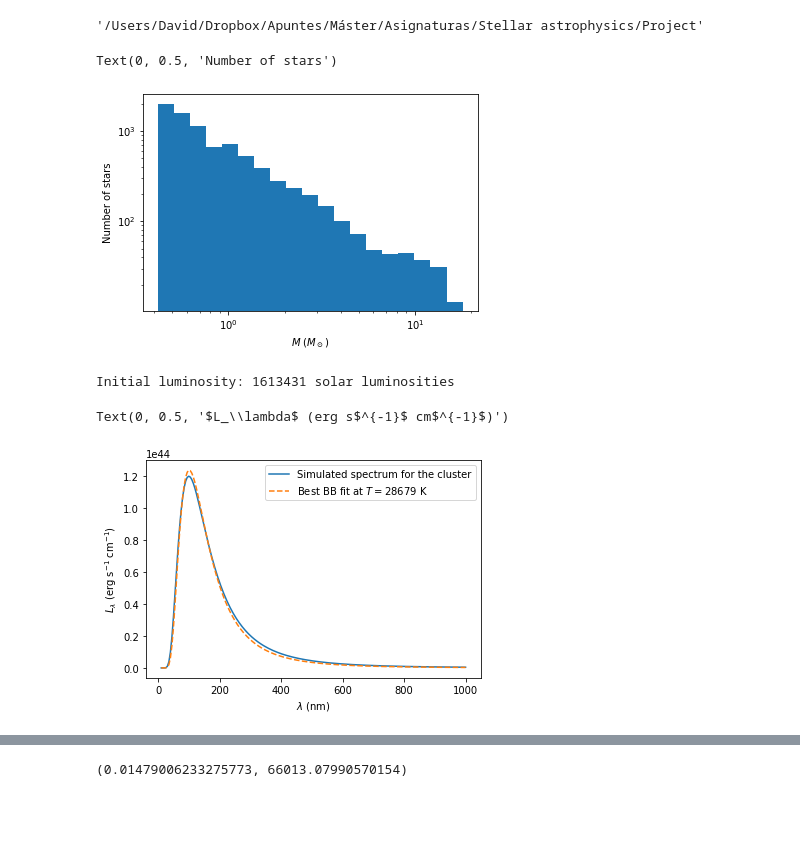
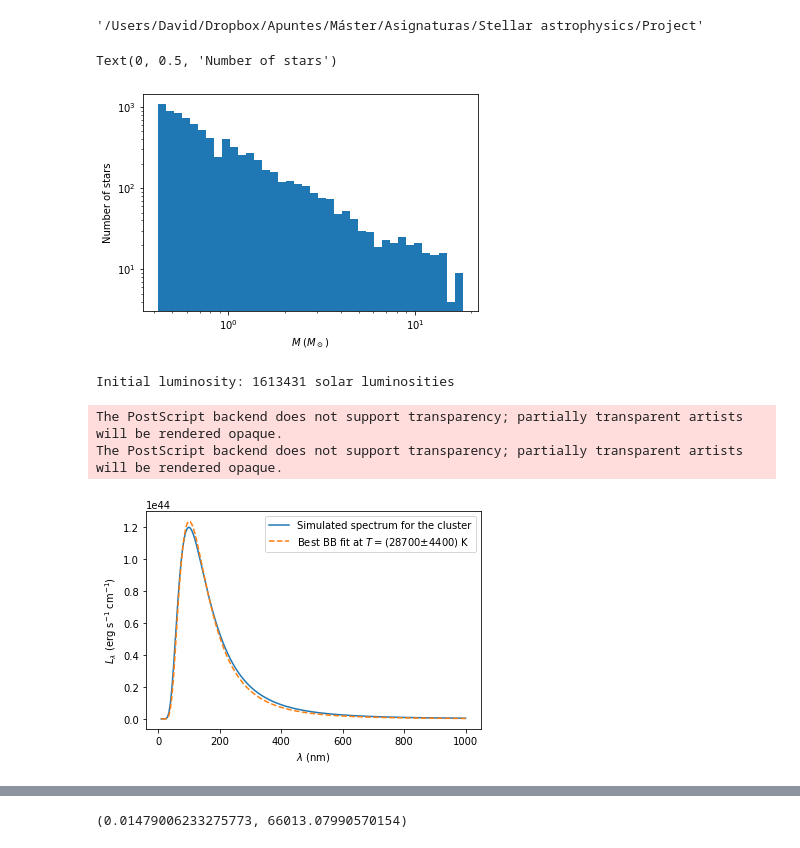
Before and after one commit to dvallesp/StellarStructureProject, a Jupyter notebook: Cluster results.ipynb, the cells around one changed output, grey strips where cells are left out. Drawn from its saved outputs; the diff is of its cells as text; code cells hidden in the pictures; blank space fills up the shorter version.

```diff
--- a/Cluster results.ipynb
+++ b/Cluster results.ipynb
@@ -22,16 +22,17 @@ L = [model[8] for model in parameters]
 estimated_lifetime = [model[10] for model in parameters]
 # %%
 # mass histogram
-bins=np.logspace(np.log10(min(mass)),np.log10(max(mass)),20)
+bins=np.logspace(np.log10(min(mass)),np.log10(max(mass)),39)
 plt.hist(mass,bins)
 ax=plt.gca()
 ax.set_yscale('log')
 ax.set_xscale('log')
 plt.xlabel('$M$ ($M_\odot$)')
 plt.ylabel('Number of stars')
+#plt.savefig('./cluster_plots/initial/mhist.eps')
 # %% [output]
 Text(0, 0.5, 'Number of stars')
-[figure, old version]
+[figure, new version]
 # %%
 # total luminosity
 luminosity = clus.cluster_luminosity(parameters)
@@ -50,12 +51,14 @@ Aclus = model[0][1]
 eTeffclus = model[1][0,0]
 eAclus = model[1][1,1]
 plt.plot(lamb,Aclus*clus.planck_function(Teffclus,lamb/10**9),'--')
-plt.legend(['Simulated spectrum for the cluster','Best BB fit at $T=${:2.0f} K'.format(Teffclus)])
+plt.legend(['Simulated spectrum for the cluster','Best BB fit at $T=(${0:2.0f}$\pm${1:2.0f}) K'.format(round(Teffclus,-int(round(np.log10(eTeffclus)))+2), round(eTeffclus,-int(round(np.log10(eTeffclus)))+2))])
 plt.xlabel('$\lambda$ (nm)')
 plt.ylabel('$L_\lambda$ (erg s$^{-1}$ cm$^{-1}$)')
+#plt.savefig('./cluster_plots/initial/spectrum.eps')
 # %% [output]
-Text(0, 0.5, '$L_\\lambda$ (erg s$^{-1}$ cm$^{-1}$)')
+The PostScript backend does not support transparency; partially transparent artists will be rendered opaque.
+The PostScript backend does not support transparency; partially transparent artists will be rendered opaque.
-[figure, old version]
+[figure, new version]
 # %%
 # spectrum (loglog scale)
 def spectrumfit(lamb, T,A):
```
Also changed, not shown: parts of 13 cells of this notebook.
